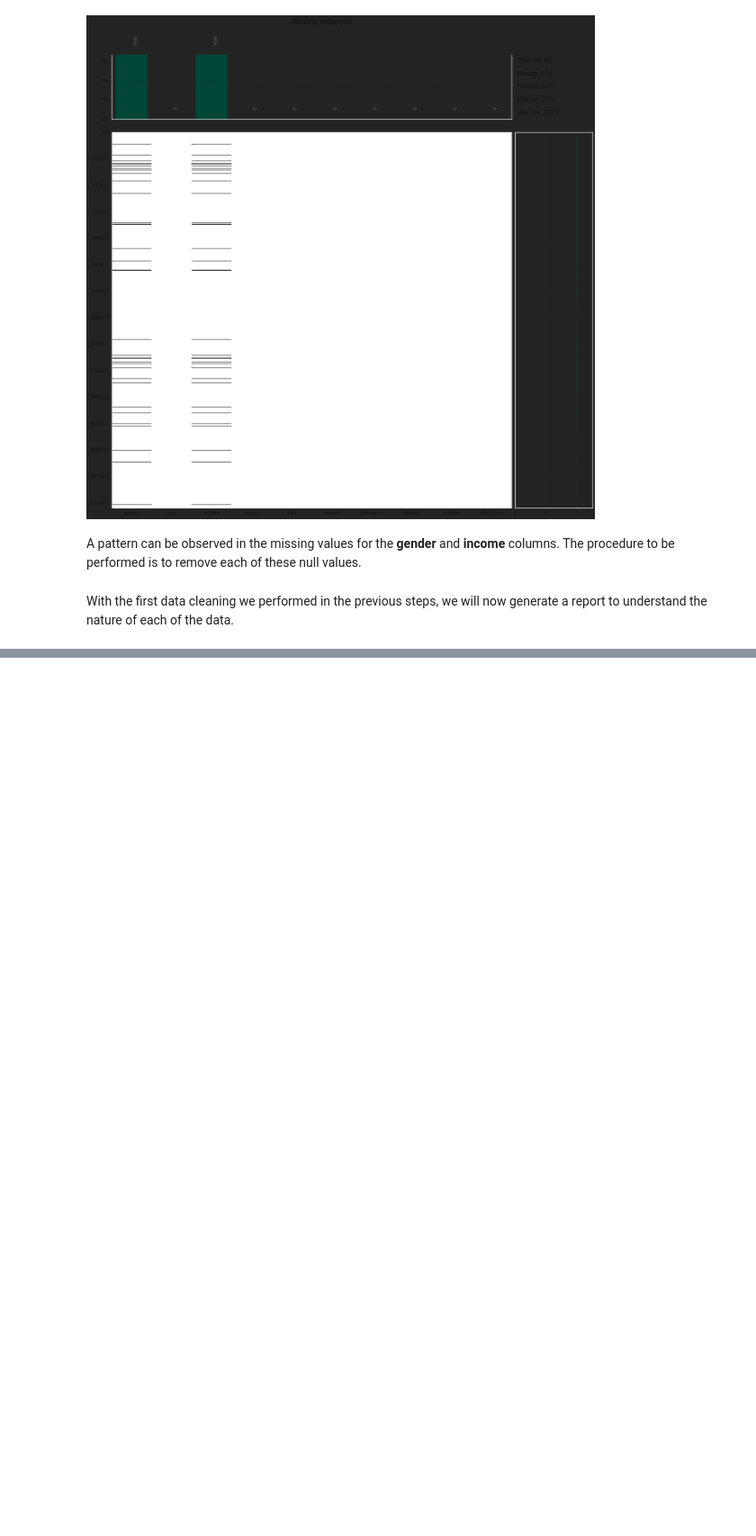
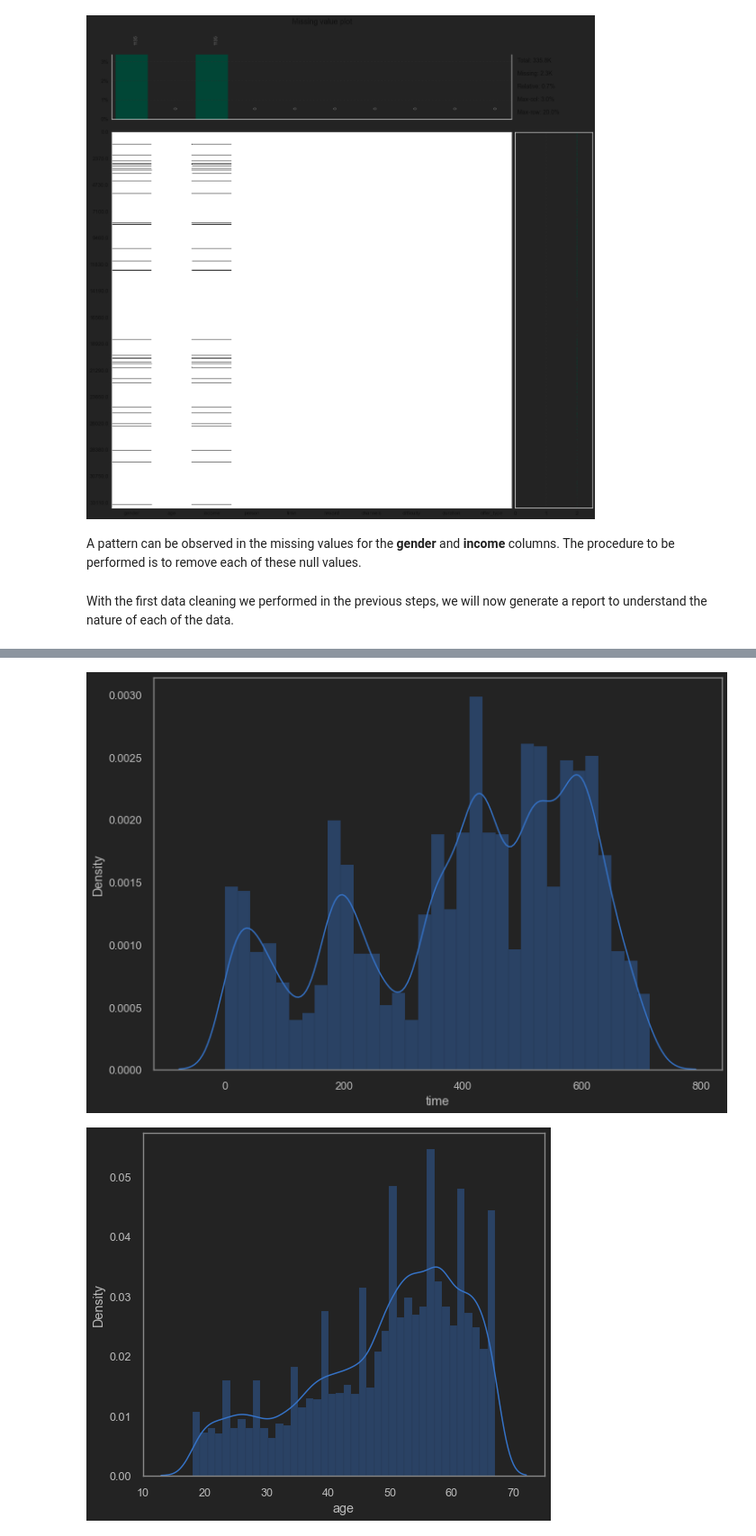
Before and after one commit to cbarros7/ml_engineer_nanodegree, a Jupyter notebook: capstone_project/Starbucks_Capstone_notebook.ipynb, the cells around one changed output, grey strips where cells are left out. Shown at 90% size. Drawn from its saved outputs; the diff is of its cells as text; code cells hidden in the pictures; blank space fills up the shorter version.

```diff
--- a/capstone_project/Starbucks_Capstone_notebook.ipynb
+++ b/capstone_project/Starbucks_Capstone_notebook.ipynb
@@ -391,0 +426,15 @@ Displaying negative correlations. Specify a negative "threshold" to limit the re
+# %%
+final_dataset = final_dataset[final_dataset['age'] <= 67]
+# %%
+numeric_columns = final_dataset.select_dtypes([np.int32, np.int64])
+numeric_columns = numeric_columns[['age', 'time', 'income']]
+# %%
+for i, col in enumerate(numeric_columns.columns):
+    fig, ax = plt.subplots()
+    fig.set_size_inches(11.7, 8.27)
+
+    plt.figure(i)
+    sns.distplot(numeric_columns[col])
+# %% [output]
+[figure, added]
+[figure, added]
```
Also changed, not shown: parts of 13 cells of this notebook.
